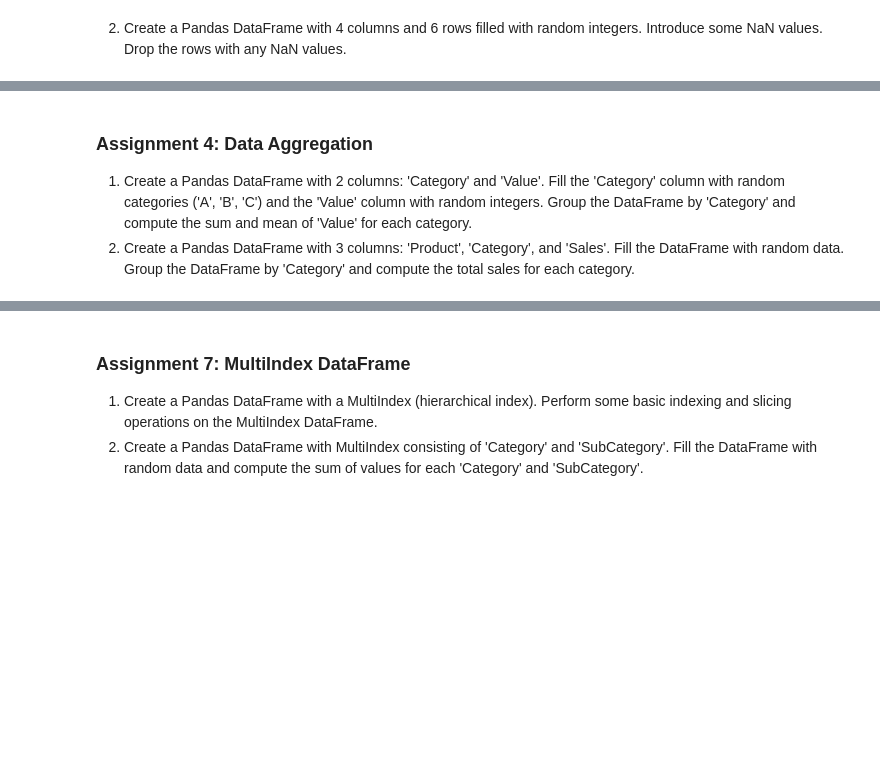
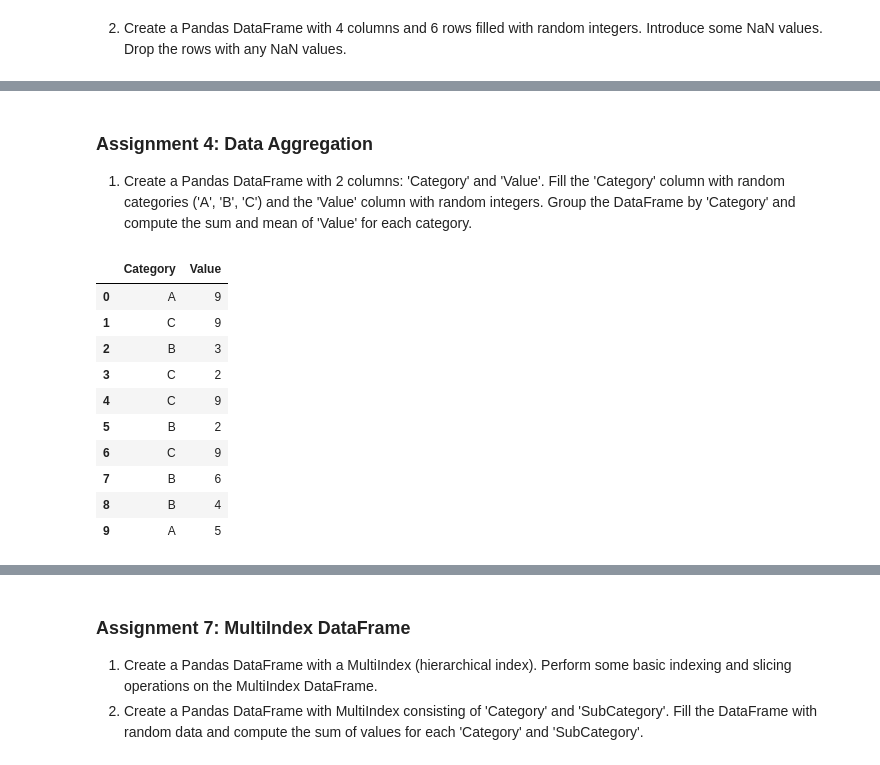
Before and after one commit to ArunNegi112/Python-Learning-Path-Topic-Wise-Assignments, a Jupyter notebook: Assignments/numpypandasassignments/pandasasssignments.ipynb, the cells around one changed output, grey strips where cells are left out. Cells and saved outputs as stored; diff of their text form; code cells hidden in the pictures; blank space fills up the shorter version.

```diff
--- a/Assignments/numpypandasassignments/pandasasssignments.ipynb
+++ b/Assignments/numpypandasassignments/pandasasssignments.ipynb
@@ -213,4 +213,23 @@ df3.dropna(axis=1)    # Drop the columns
 ### Assignment 4: Data Aggregation
 
 1. Create a Pandas DataFrame with 2 columns: 'Category' and 'Value'. Fill the 'Category' column with random categories ('A', 'B', 'C') and the 'Value' column with random integers. Group the DataFrame by 'Category' and compute the sum and mean of 'Value' for each category.
-2. Create a Pandas DataFrame with 3 columns: 'Product', 'Category', and 'Sales'. Fill the DataFrame with random data. Group the DataFrame by 'Category' and compute the total sales for each category.
+# %%
+df4 = pd.DataFrame(
+    {
+        'Category':np.random.choice(['A','B','C'],size = 10),
+        'Value':np.random.randint(1,10,size=10)
+    }
+)
+df4
+# %% [output]
+|  | Category | Value |
+| 0 | A | 9 |
+| 1 | C | 9 |
+| 2 | B | 3 |
+| 3 | C | 2 |
+| 4 | C | 9 |
+| 5 | B | 2 |
+| 6 | C | 9 |
+| 7 | B | 6 |
+| 8 | B | 4 |
+| 9 | A | 5 |
```
Also changed, not shown: parts of 29 cells of this notebook.
